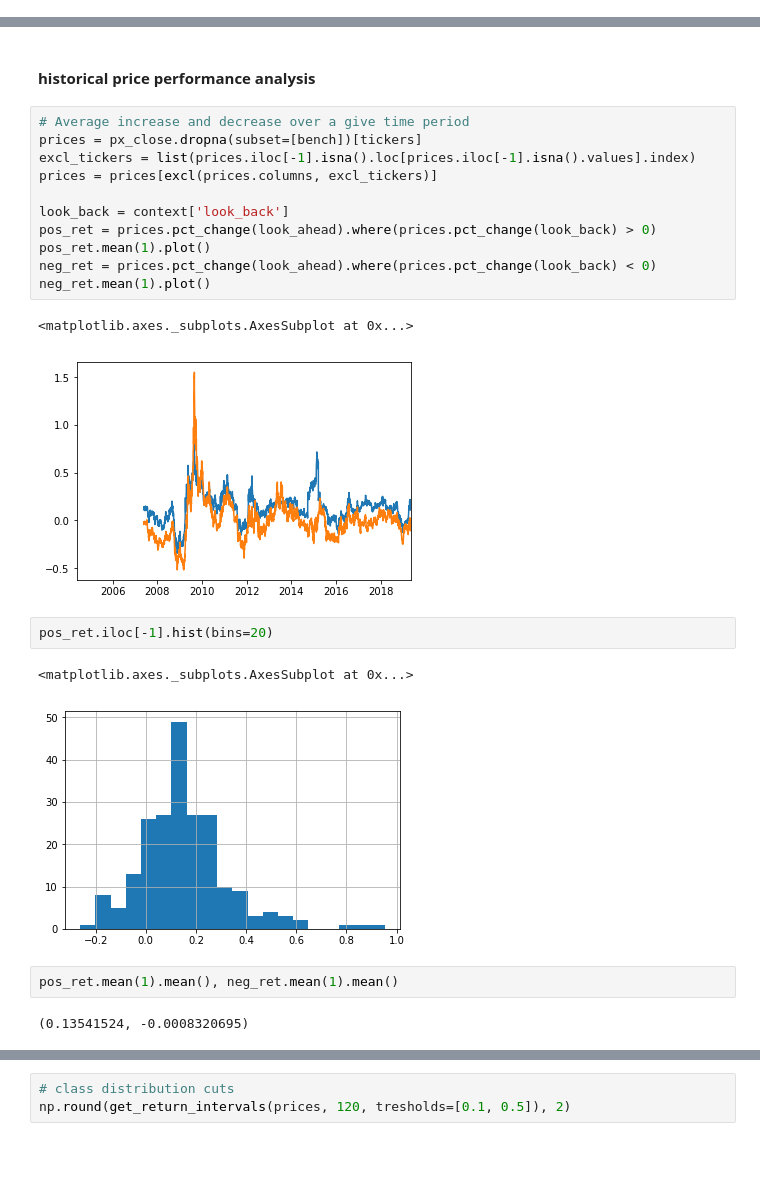
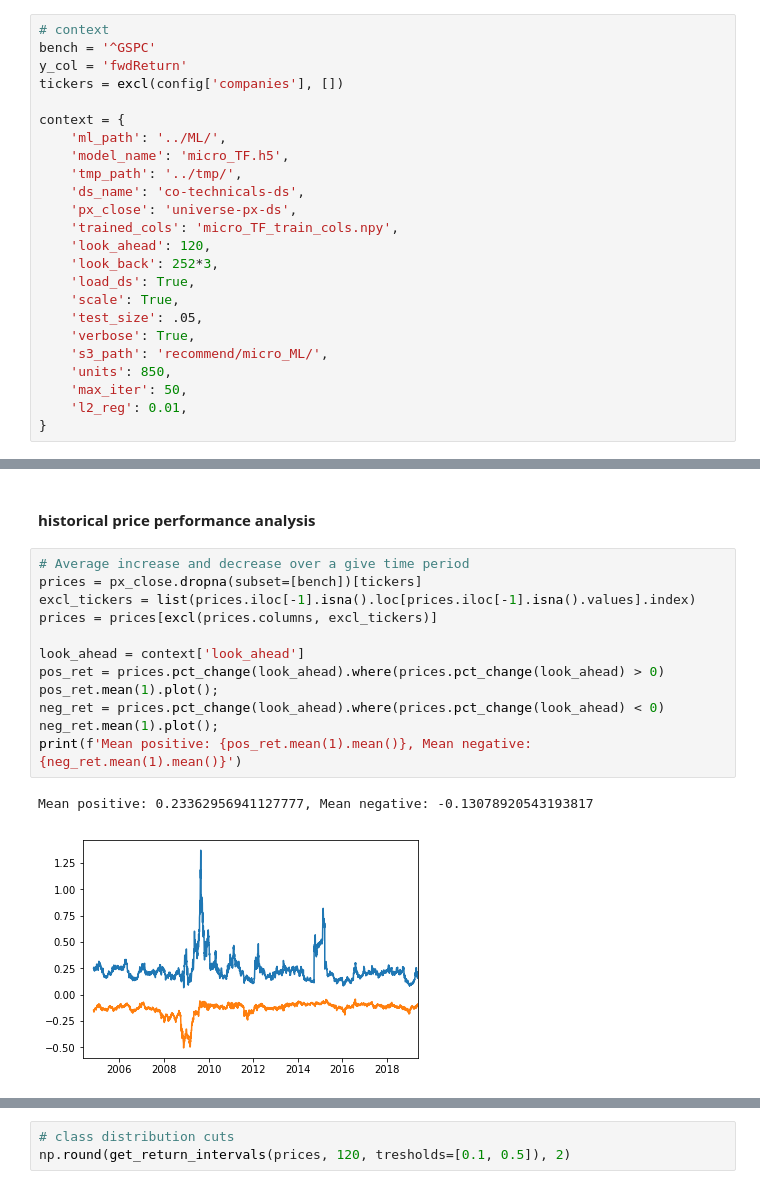
Before and after one commit to webclinic017/inception, a Jupyter notebook: notebooks/micro_TF.ipynb, the cells around one changed output, grey strips where cells are left out. Saved outputs shown, nothing was run; the diff lists cells and outputs as text; blank space fills up the shorter version.

```diff
--- a/notebooks/micro_TF.ipynb
+++ b/notebooks/micro_TF.ipynb
@@ -110,3 +59,27 @@ Return intervals [  -inf -0.229 -0.149  0.145  0.218    inf]
+# %%
+# context
+bench = '^GSPC'
+y_col = 'fwdReturn'
+tickers = excl(config['companies'], [])
+
+context = {
+    'ml_path': '../ML/',
+    'model_name': 'micro_TF.h5',
+    'tmp_path': '../tmp/',
+    'ds_name': 'co-technicals-ds',
+    'px_close': 'universe-px-ds',
+    'trained_cols': 'micro_TF_train_cols.npy',
+    'look_ahead': 120,
+    'look_back': 252*3,
+    'load_ds': True,
+    'scale': True,
+    'test_size': .05,
+    'verbose': True,
+    's3_path': 'recommend/micro_ML/',
+    'units': 850,
+    'max_iter': 50,
+    'l2_reg': 0.01,
+}
 # %%
 # Quotes, profile, and industries
 dates = read_dates('quote')
@@ -987,24 +1053,16 @@ hist_return.loc[hist_return.industry.isin(['Software - Application']), :]\
 # %%
 # Average increase and decrease over a give time period
 prices = px_close.dropna(subset=[bench])[tickers]
 excl_tickers = list(prices.iloc[-1].isna().loc[prices.iloc[-1].isna().values].index)
 prices = prices[excl(prices.columns, excl_tickers)]
 
-look_back = context['look_back']
-pos_ret = prices.pct_change(look_ahead).where(prices.pct_change(look_back) > 0)
-pos_ret.mean(1).plot()
-neg_ret = prices.pct_change(look_ahead).where(prices.pct_change(look_back) < 0)
-neg_ret.mean(1).plot()
+look_ahead = context['look_ahead']
+pos_ret = prices.pct_change(look_ahead).where(prices.pct_change(look_ahead) > 0)
+pos_ret.mean(1).plot();
+neg_ret = prices.pct_change(look_ahead).where(prices.pct_change(look_ahead) < 0)
+neg_ret.mean(1).plot();
+print(f'Mean positive: {pos_ret.mean(1).mean()}, Mean negative: {neg_ret.mean(1).mean()}')
 # %% [output]
-<matplotlib.axes._subplots.AxesSubplot at 0x...>
+Mean positive: 0.23362956941127777, Mean negative: -0.13078920543193817
-[figure, old version]
+[figure, new version]
-# %%
-pos_ret.iloc[-1].hist(bins=20)
-# %% [output]
-<matplotlib.axes._subplots.AxesSubplot at 0x...>
-[figure, removed]
-# %%
-pos_ret.mean(1).mean(), neg_ret.mean(1).mean()
-# %% [output]
-(0.13541524, -0.0008320695)
 # %%
```
Also changed, not shown: parts of 31 cells of this notebook, 1 other file.
